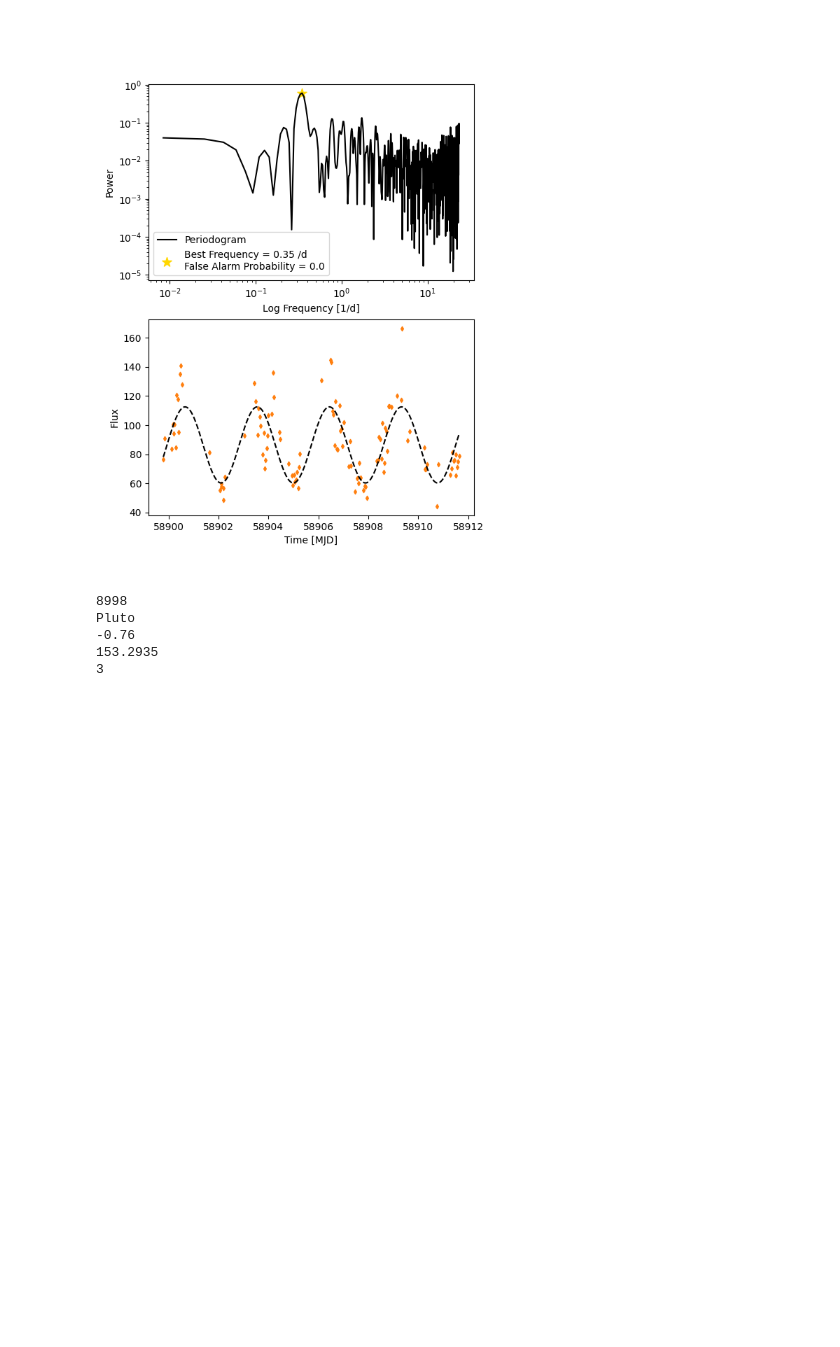
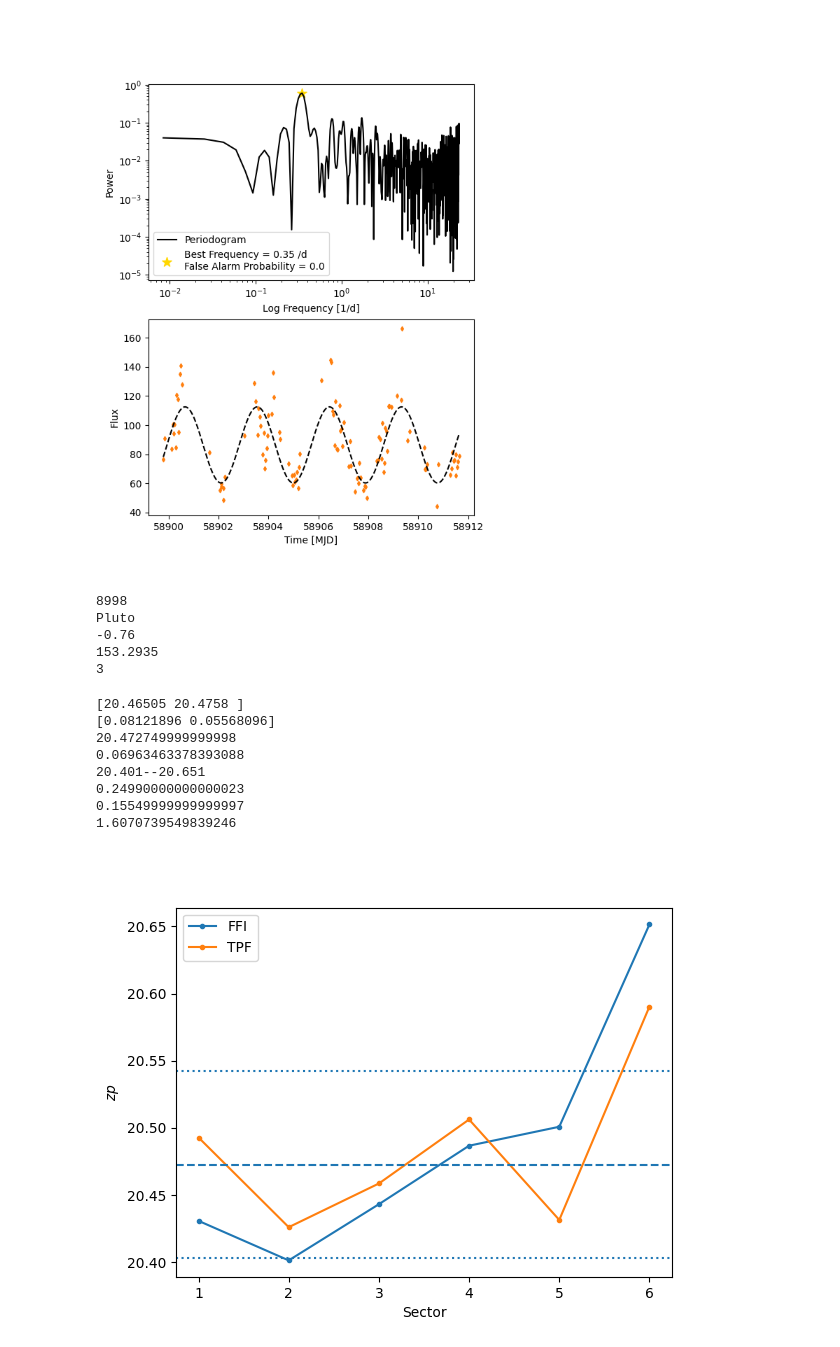
Before and after one commit to ble61/ASTR480, a Jupyter notebook: Test Code/periodTest.ipynb, the cells around one changed output. Cells and saved outputs as stored; diff of their text form; code cells hidden in the pictures; blank space fills up the shorter version.

```diff
--- a/Test Code/periodTest.ipynb
+++ b/Test Code/periodTest.ipynb
@@ -169,0 +218,70 @@ Pluto
+# %%
+#!/usr/bin/env python3
+# -*- coding: utf-8 -*-
+
+import numpy as np
+import matplotlib.pyplot as plt
+from matplotlib.ticker import MaxNLocator
+
+%matplotlib widget
+
+if __name__ == '__main__':
+	# Zeropoints:
+	zp = np.array([
+		[1, 20.4309, 20.4929],
+		[2, 20.4015, 20.4262],
+		[3, 20.4433, 20.4587],
+		[4, 20.4868, 20.5063],
+		[5, 20.5009, 20.4316],
+		[6, 20.6514, 20.5903],
+	])
+
+	sector = zp[:,0]
+
+	m = np.median(zp[:, 1:], axis=0)
+	s = np.std(zp[:, 1:], axis=0)
+	print( m )
+	print( s )
+
+	m2 = np.median(zp[:, 1:])
+	s2 = np.std(zp[:, 1:])
+	print(m2)
+	print(s2)
+
+	low = np.min(zp[:, 1:])
+	high = np.max(zp[:, 1:])
+
+	print('{0:.3f}--{1:.3f}'.format(low, high))
+	range1 = high - low
+	range2 = 20.4735 - 20.318
+	print(range1)
+	print(range2)
+	print(range1 / range2)
+
+	fig, ax = plt.subplots()
+	ax.plot(sector, zp[:,1], '.-', label='FFI')
+	#plt.fill_between([sector[0], sector[-1]], [m[0]+s[0], m[0]+s[0]], [m[0]-s[0], m[0]-s[0]], alpha=0.2)
+
+	ax.plot(sector, zp[:,2], '.-', label='TPF')
+	#plt.axhline(m[1], ls='--')
+	#plt.axhline(m[1], ls='--')
+
+	ax.axhline(m2, ls='--')
+	ax.axhline(m2-s2, ls=':')
+	ax.axhline(m2+s2, ls=':')
+
+	ax.set_xlabel('Sector')
+	ax.set_ylabel('$zp$')
+	ax.xaxis.set_major_locator(MaxNLocator(integer=True))
+	ax.legend()
+	plt.show()
+# %% [output]
+[20.46505 20.4758 ]
+[0.08121896 0.05568096]
+20.472749999999998
+0.06963463378393088
+20.401--20.651
+0.24990000000000023
+0.15549999999999997
+1.6070739549839246
+[figure, added]
```
Also changed, not shown: parts of 1 cell of this notebook, 26 other files.
